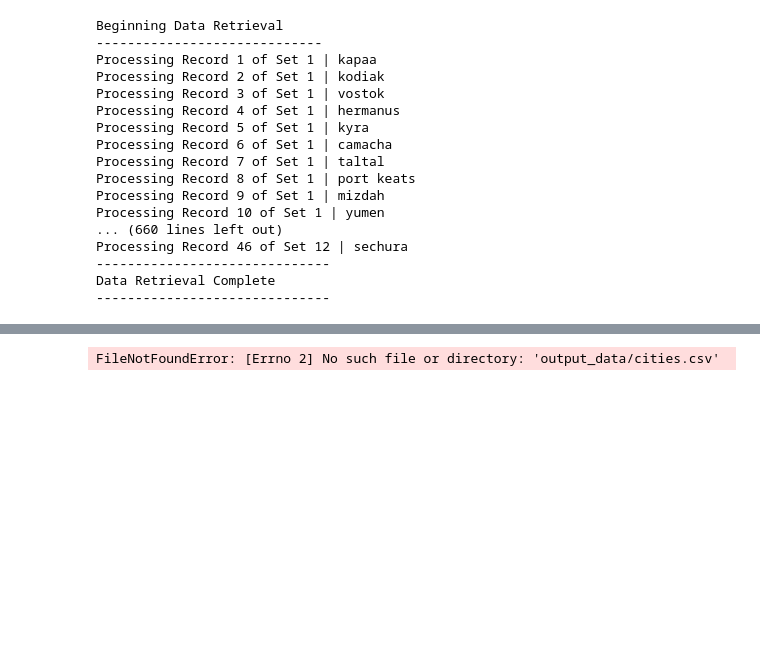
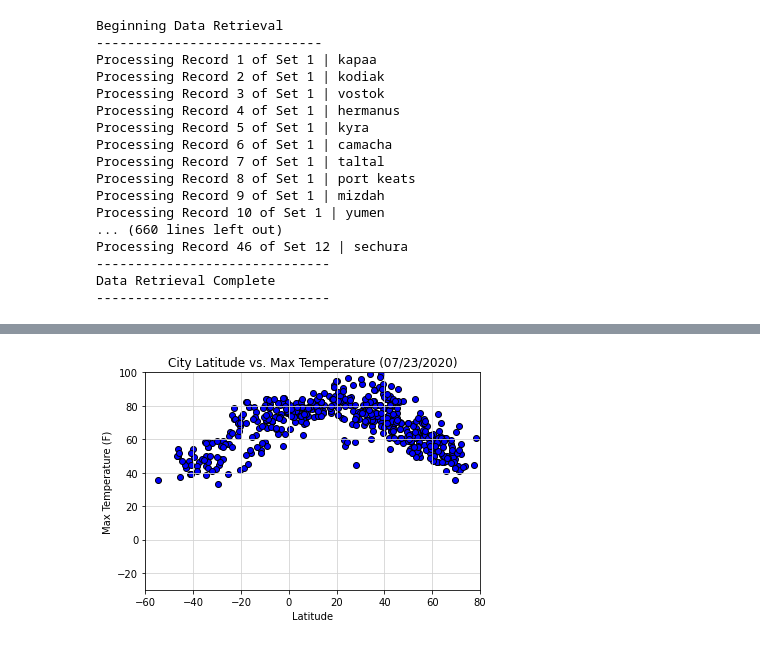
Before and after one commit to mneustadts/python-api-Analysis, a Jupyter notebook: WeatherPy/WeatherPy.ipynb, the cells around one changed output, grey strips where cells are left out. Drawn from its saved outputs; the diff is of its cells as text; code cells hidden in the pictures; blank space fills up the shorter version.

Commit message:
added figures

```diff
--- a/WeatherPy/WeatherPy.ipynb
+++ b/WeatherPy/WeatherPy.ipynb
@@ -132,17 +132,17 @@ weather_df.head(5)
 | 3 | hermanus | 2 | ZA | 1595976345 | 94 | -34.42 | 19.23 | 44.01 | 5.30 |
 | 4 | kyra | 95 | RU | 1595976345 | 88 | 49.58 | 111.98 | 61.16 | 1.97 |
 # %%
-weather_df.to_csv(weather)
+weather_df.to_csv("weather_csv")
-# %% [output]
-FileNotFoundError: [Errno 2] No such file or directory: 'output_data/cities.csv'
 # %%
-plt.scatter(weather_df["Lat"],weather_df["Max Temp"],edgecolors="black",facecolors="blue")
+plt.scatter(weather_df["Latitude"],weather_df["Max Temp"],edgecolors="black",facecolors="blue")
 plt.title("City Latitude vs. Max Temperature (07/23/2020)")
 plt.xlabel("Latitude")
 plt.ylabel("Max Temperature (F)")
 plt.xlim(-60,80)
 plt.ylim(-30,100)
 plt.grid (b=True,which="major",axis="both",linestyle="-",color="lightgrey")
 #plt.savefig("Figures/fig1.png")
 plt.show()
+# %% [output]
+[figure, added]
 # %%
```
Also changed, not shown: parts of 3 cells of this notebook, 4 other files.
